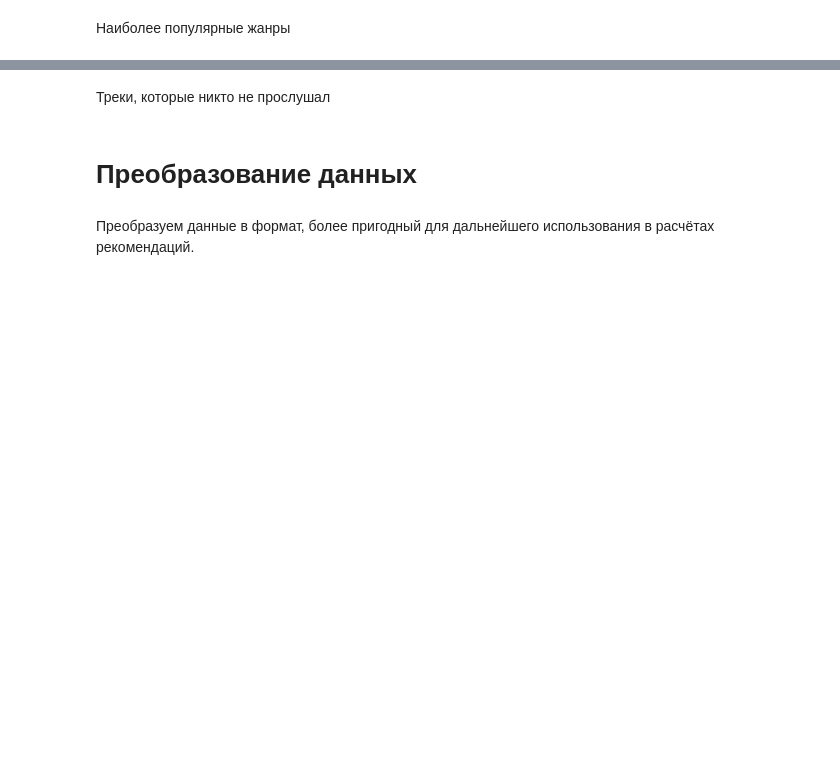
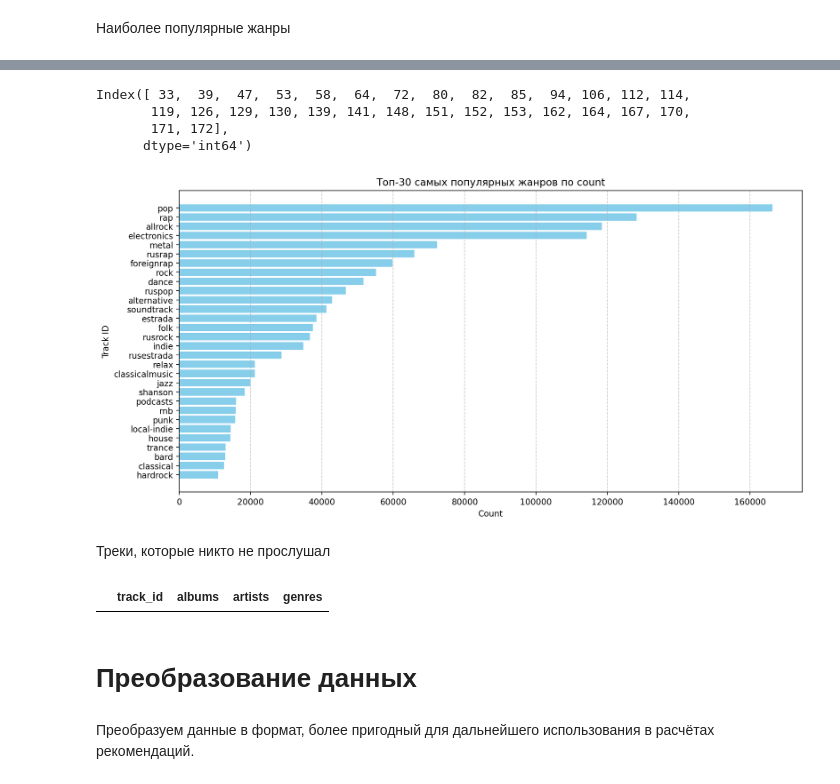
Before and after one commit to ArmJav/mle-recsys-project, a Jupyter notebook: recommendations.ipynb, the cells around one changed output, grey strips where cells are left out. Cells and saved outputs as stored; diff of their text form; code cells hidden in the pictures; blank space fills up the shorter version.

```diff
--- a/recommendations.ipynb
+++ b/recommendations.ipynb
@@ -83,2 +132,12 @@ array([1000004, 1000005, 1000007, 1000009, 1000011, 1000013, 1000014,
 # %% [markdown]
 Наиболее популярные жанры
+# %%
+
+genre_tracks = tracks[['track_id', 'genres']].explode('genres')
+genre_count = genre_tracks.groupby('genres').agg(count=('track_id', 'count'))
+
+
+genre_counts = genre_count.reset_index().rename(columns={'genres': 'genre_id'})
+genre_counts = genre_counts.sort_values('count', ascending=False)
+
+genre_counts
@@ -85,5 +158,41 @@ array([1000004, 1000005, 1000007, 1000009, 1000011, 1000013, 1000014,
+# %%
+# catalog_names: id → name
+genres_only = catalog_names[catalog_names['type'] == 'genre'][['id', 'name']].rename(columns={'id': 'genre_id'})
+genre_counts_named = genre_counts.merge(genres_only, on='genre_id', how='left')
+# %%
+nan_index = genre_counts_named[genre_counts_named['name'].isna()].index
+nan_index
+# %% [output]
+Index([ 33,  39,  47,  53,  58,  64,  72,  80,  82,  85,  94, 106, 112, 114,
+       119, 126, 129, 130, 139, 141, 148, 151, 152, 153, 162, 164, 167, 170,
+       171, 172],
+      dtype='int64')
+# %%
+top_n = 30
+top_genre = genre_counts_named.sort_values(by=['count'], ascending=False).head(top_n)
+# Строим график
+plt.figure(figsize=(12, 6))
+plt.barh(top_genre['name'].astype(str), top_genre['count'], color='skyblue')
+plt.xlabel('Count')
+plt.ylabel('Track ID')
+plt.title(f'Топ-{top_n} самых популярных жанров по count')
+plt.gca().invert_yaxis()  # Самый популярный сверху
+plt.grid(True, axis='x', linestyle='--', alpha=0.7)
+plt.tight_layout()
+plt.show()
+# %% [output]
+[figure, added]
 # %% [markdown]
 Треки, которые никто не прослушал
+# %%
+# 1. Получаем уникальные прослушанные треки
+played_tracks = interactions['track_id'].unique()
+
+# 2. Отбираем треки, которых не было в прослушиваниях
+unplayed_tracks = tracks[~tracks['track_id'].isin(played_tracks)]
+unplayed_tracks
+# %% [output]
+|  | track_id | albums | artists | genres |
 # %% [markdown]
 # Преобразование данных
 # %% [markdown]
```
Also changed, not shown: parts of 82 cells of this notebook, 1 other file.
